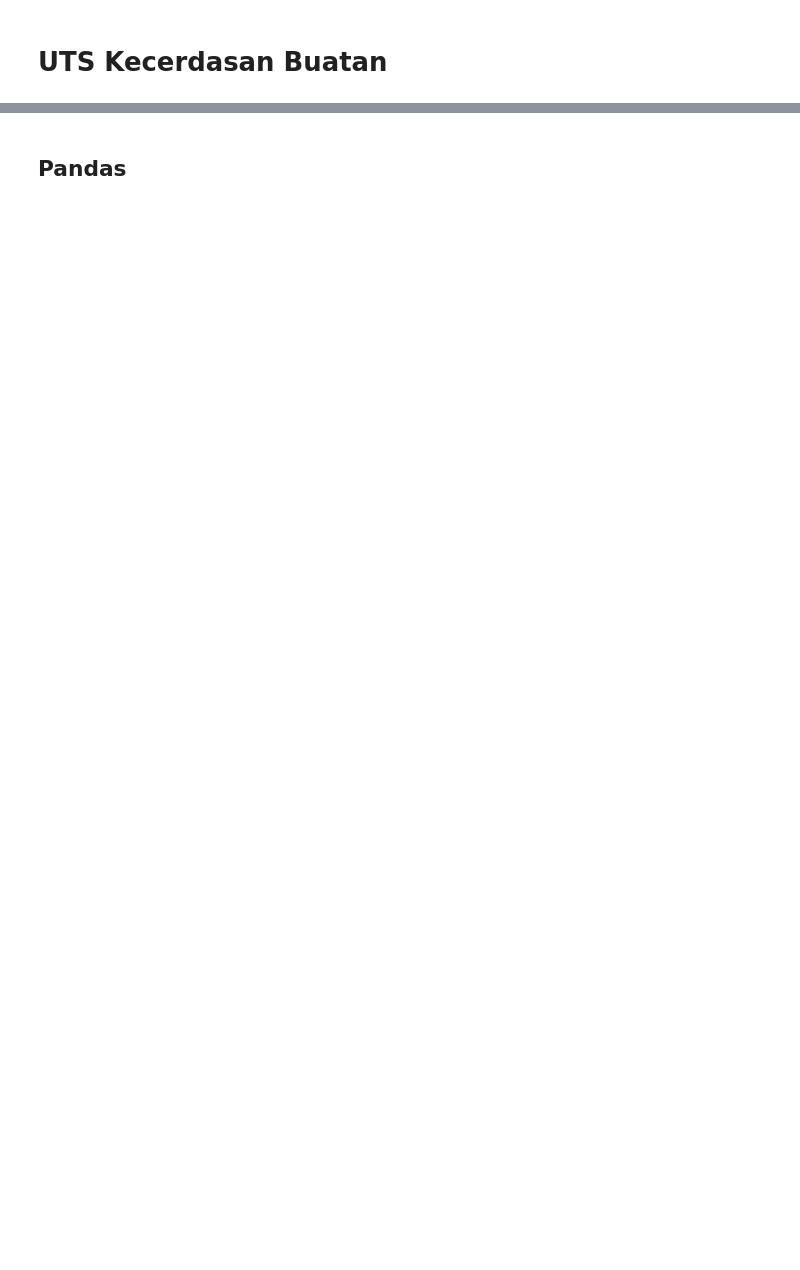
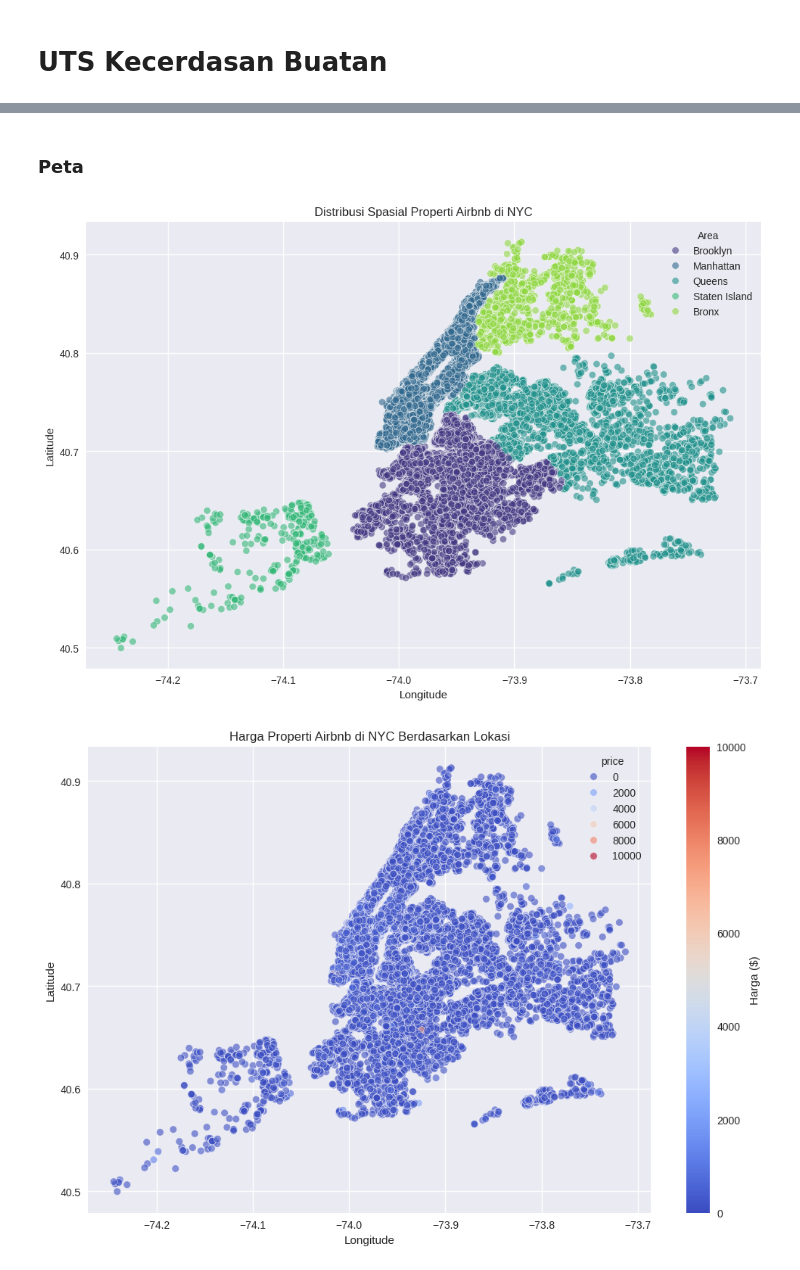
Before and after one commit to Afkar5115/Kecerdasan_Buatan_TI-1B_2025, a Jupyter notebook: UTS.ipynb, the cells around one changed output, grey strips where cells are left out. Drawn from its saved outputs; the diff is of its cells as text; code cells hidden in the pictures; blank space fills up the shorter version.

```diff
--- a/UTS.ipynb
+++ b/UTS.ipynb
@@ -4,0 +46,16 @@
+# %%
+# Memeriksa missing values
+print("\nMissing values per kolom:")
+print(df.isnull().sum())
+
+# Mengisi missing values
+# Untuk kolom numerik, isi dengan median
+numeric_cols = ['reviews_per_month', 'calculated_host_listings_count']
+df[numeric_cols] = df[numeric_cols].fillna(df[numeric_cols].median())
+
+# Untuk kolom last_review (tanggal), kita bisa isi dengan nilai kosong atau tanggal tertentu
+df['last_review'] = df['last_review'].fillna('Not Available')
+
+# Memeriksa kembali missing values
+print("\nMissing values setelah cleaning:")
+print(df.isnull().sum())
@@ -5,3 +178,34 @@
 # %% [markdown]
-## Pandas
+### Peta
+# %%
+# Visualisasi lokasi properti
+plt.figure(figsize=(12, 8))
+sns.scatterplot(x='longitude', y='latitude', hue='neighbourhood_group',
+                data=df, alpha=0.6, palette='viridis')
+plt.title('Distribusi Spasial Properti Airbnb di NYC')
+plt.xlabel('Longitude')
+plt.ylabel('Latitude')
+plt.legend(title='Area')
+plt.show()
+
+# Harga berdasarkan lokasi
+plt.figure(figsize=(12, 8))
+ax = sns.scatterplot(x='longitude', y='latitude', hue='price',
+                data=df, alpha=0.6, palette='coolwarm')
+plt.title('Harga Properti Airbnb di NYC Berdasarkan Lokasi')
+plt.xlabel('Longitude')
+plt.ylabel('Latitude')
+
+# Create colorbar
+norm = plt.Normalize(df['price'].min(), df['price'].max())
+sm = plt.cm.ScalarMappable(cmap='coolwarm', norm=norm)
+sm.set_array([])
+
+# Add colorbar to the current axes
+plt.colorbar(sm, ax=ax, label='Harga ($)')
+
+plt.show()
+# %% [output]
+[figure, added]
+[figure, added]
 # %% [markdown]
```
Also changed, not shown: parts of 19 cells of this notebook.
